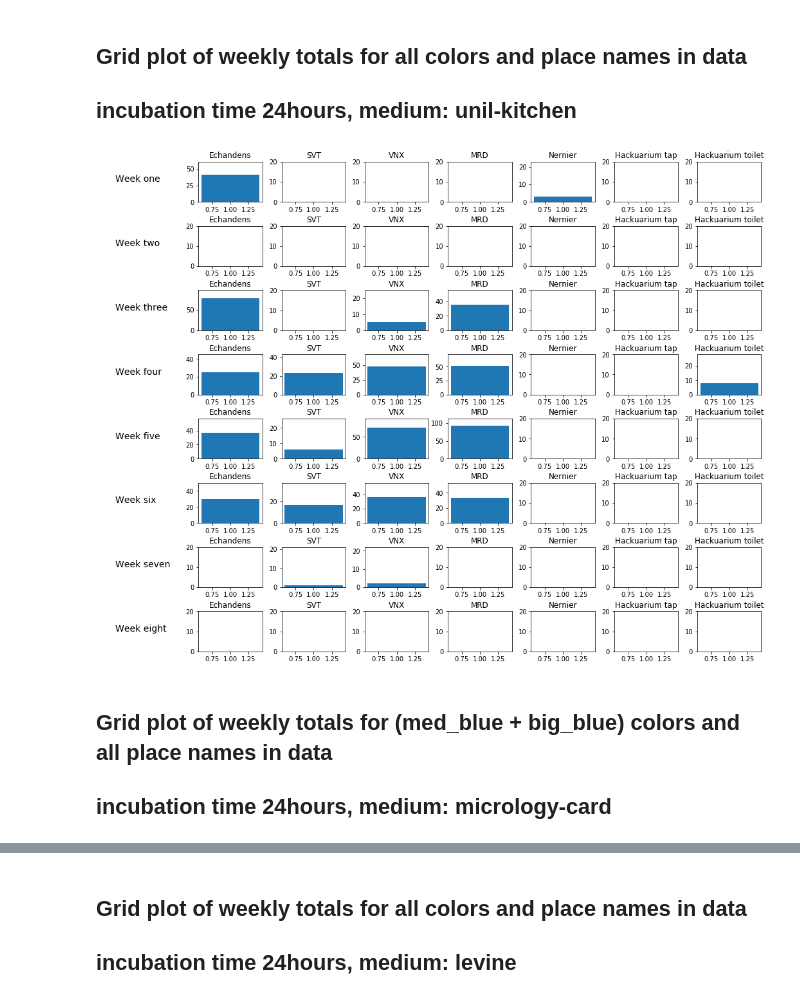
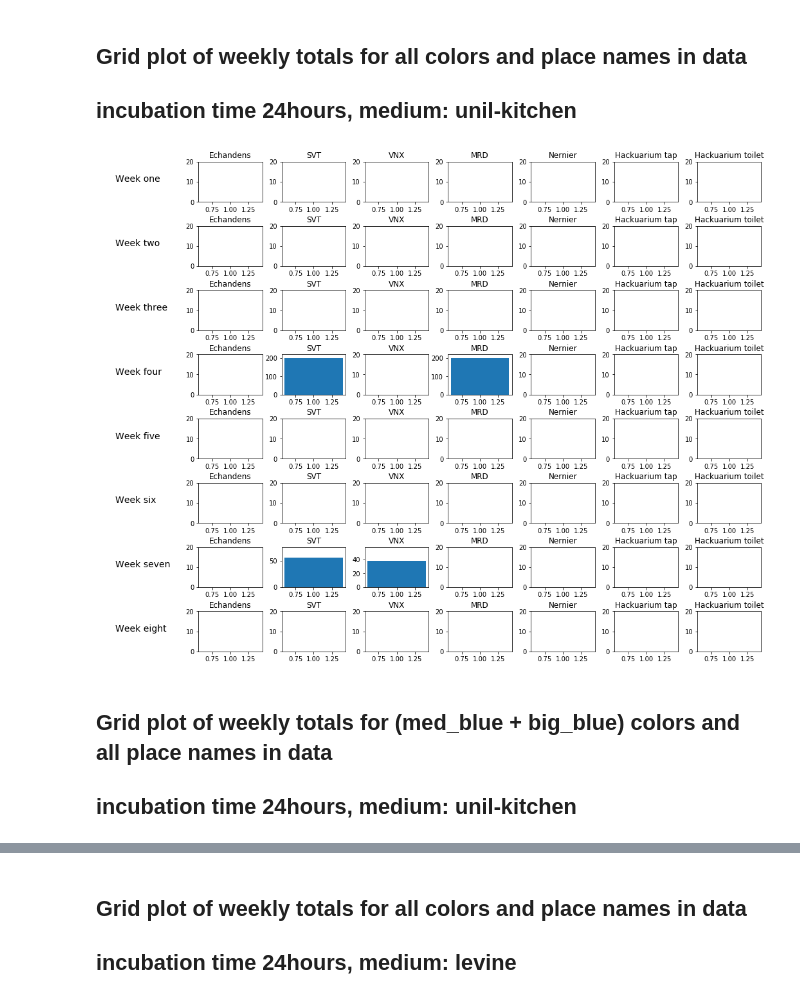
Before and after one commit to GaryHDA/module_one, a Jupyter notebook: micro/data_vis.ipynb, the cells around one changed output, grey strips where cells are left out. Cells and saved outputs as stored; diff of their text form; code cells hidden in the pictures.

```diff
--- a/micro/data_vis.ipynb
+++ b/micro/data_vis.ipynb
@@ -529,7 +529,8 @@ mediums[1]
 ## Grid plot of weekly totals for all colors and place names in data
 ## incubation time 24hours, medium: micrology-card
 # %%
-micrology, o = results(weeks,x, plate_24, bugs, mediums[1])
+for x in place:
+    micrology, o = results(weeks,x, plate_24, bugs, mediums[1])
 microl = week_total_all(micrology, place, weeks_l, o)
 plot_weekly_totals(weeks_l, place, microl)
 # %% [output]
@@ -550,14 +551,15 @@ mediums
 ## Grid plot of weekly totals for all colors and place names in data
 ## incubation time 24hours, medium: unil-kitchen
 # %%
-kitchen, o = results(weeks,x, plate_24, bugs, mediums[2])
+for x in place:
+    kitchen, o = results(weeks,x, plate_24, bugs, mediums[2])
 kit = week_total_all(kitchen, place, weeks_l, o)
 plot_weekly_totals(weeks_l, place, kit)
 # %% [output]
-[figure, old version]
+[figure, new version]
 # %% [markdown]
 ## Grid plot of weekly totals for (med_blue + big_blue) colors and all place names in data
-## incubation time 24hours, medium: micrology-card
+## incubation time 24hours, medium: unil-kitchen
 # %%
 kitchen_week = week_total_all(kitchen, place, weeks_l, coliforms)
 plot_weekly_totals(weeks_l, place, kitchen_week )
```
Also changed, not shown: parts of 14 cells of this notebook.
